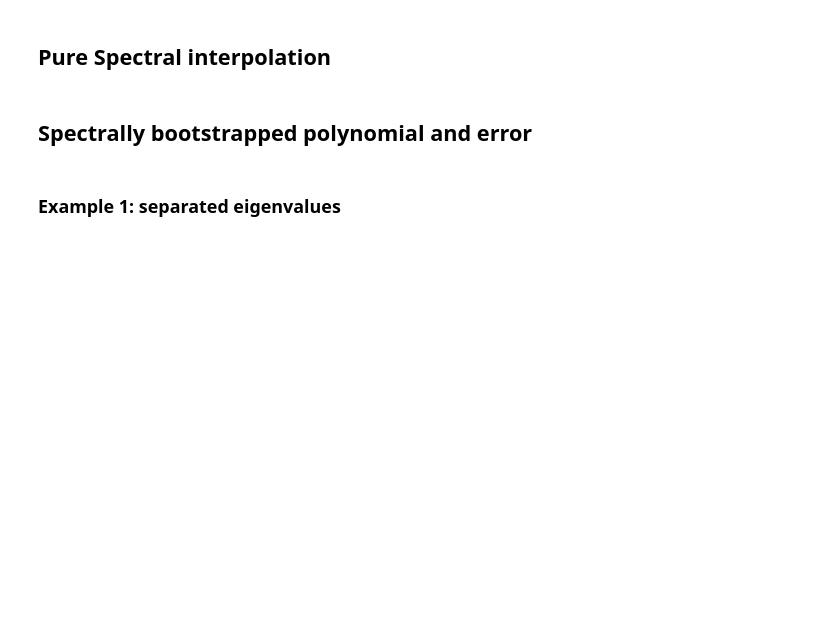
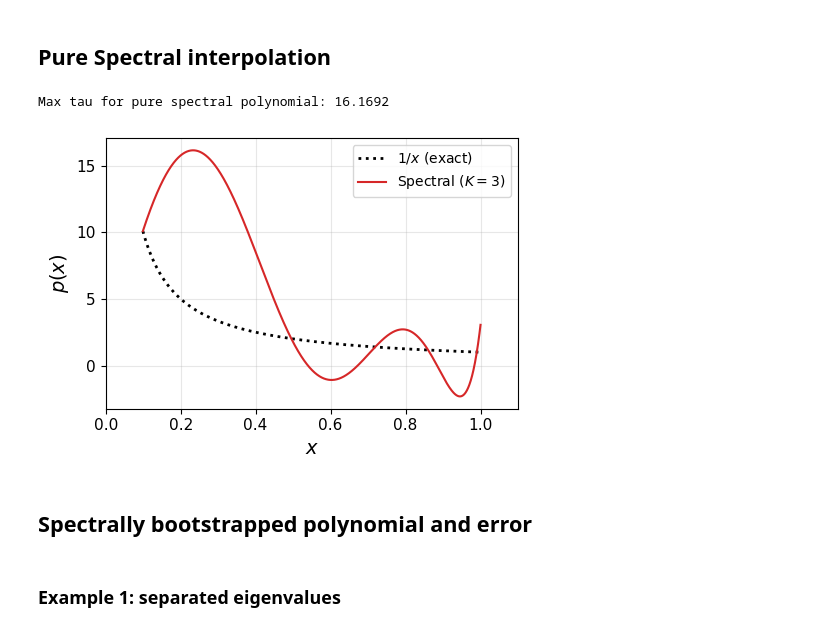
Before and after one commit to UW-ERSL/SpectralCorrectionQSVT, a Jupyter notebook: paperExperiments.ipynb, the cells around one changed output. Saved outputs shown, nothing was run; the diff lists cells and outputs as text; code cells hidden in the pictures; blank space fills up the shorter version.

```diff
--- a/paperExperiments.ipynb
+++ b/paperExperiments.ipynb
@@ -756,9 +760,12 @@ plt.show()
 # %% [markdown]
 ## Pure Spectral interpolation
 # %%
-lam = np.array([0.1, 0.15, 1])
+lam = np.array([0.1, 0.5, 1])
 plot_pure_spectral_polynomial(lam)
 plt.show()
+# %% [output]
+Max tau for pure spectral polynomial: 16.1692
+[figure, added]
 # %% [markdown]
 ## Spectrally bootstrapped polynomial and error
 # %% [markdown]
```
Also changed, not shown: parts of 11 cells of this notebook, 3 other files.
